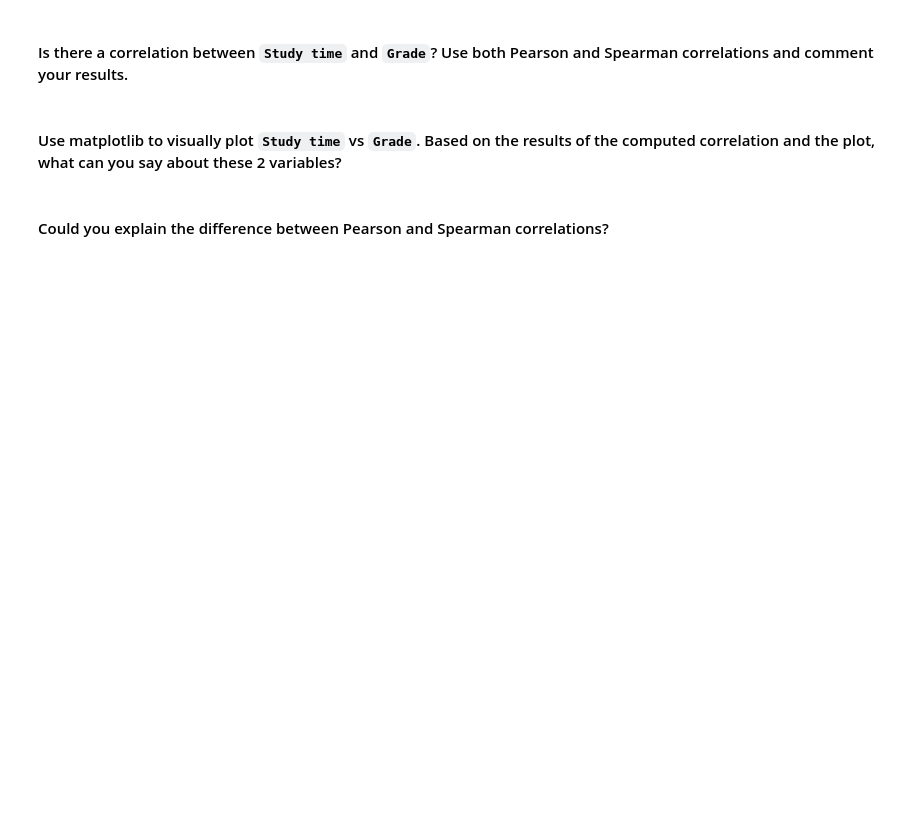
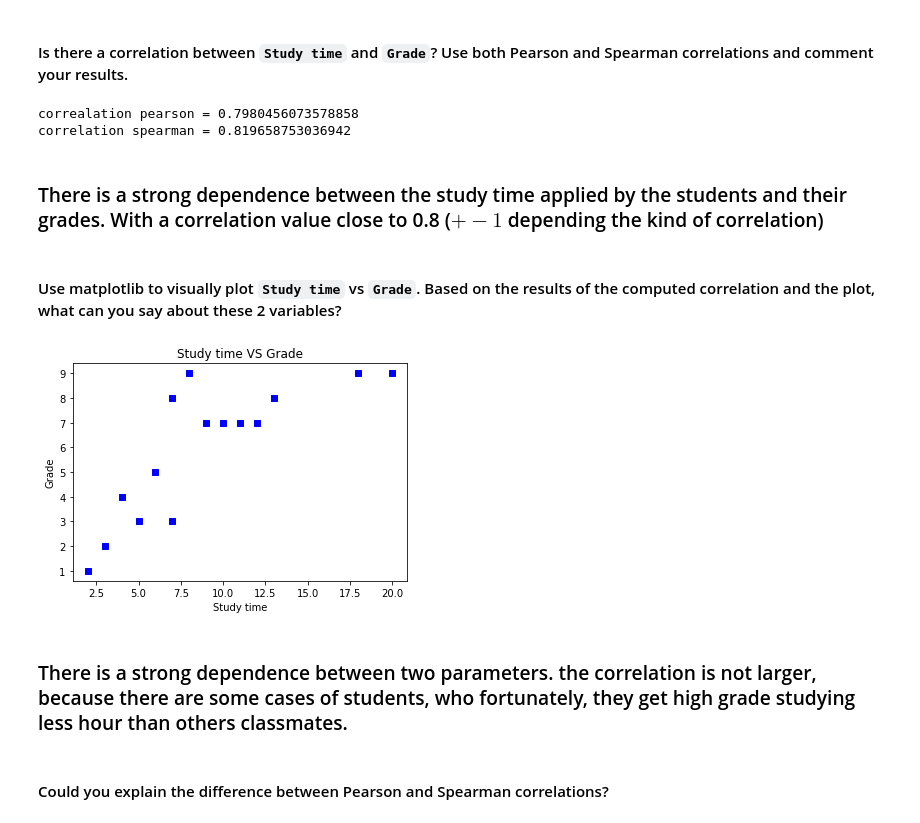
Before and after one commit to rubenmartinezlorente/lab-pivot-table-and-correlation, a Jupyter notebook: your_code/main.ipynb, the cells around one changed output. Saved outputs shown, nothing was run; the diff lists cells and outputs as text; code cells hidden in the pictures; blank space fills up the shorter version.

```diff
--- a/your_code/main.ipynb
+++ b/your_code/main.ipynb
@@ -213,0 +354,4 @@ Save your data in a variable called `time_grades`.
+# %%
+import pandas as pd
+grades = pd.read_csv('../time_grades.csv')
+grades.head()
@@ -226,2 +383,16 @@ your commments here
+# %%
+corr_pearson = grades['Study time'].corr(grades['Grade'], method = 'pearson')
+
+corr_spearman = grades['Study time'].corr(grades['Grade'], method = 'spearman')
+
+print(f'''
+correalation pearson = {corr_pearson}
+correlation spearman = {corr_spearman}
+''')
+# %% [output]
+correalation pearson = 0.7980456073578858
+correlation spearman = 0.819658753036942
+# %% [markdown]
+### There is a strong dependence between the study time applied by the students and their grades. With a correlation value close to 0.8 ($+-1$ depending the kind of correlation)
 # %% [markdown]
 #### Use matplotlib to visually plot `Study time` vs `Grade`. Based on the results of the computed correlation and the plot, what can you say about these 2 variables?
@@ -234,2 +399,13 @@ your commments here
+# %%
+
+plt.plot(grades['Study time'], grades['Grade'],'bs')
+plt.title('Study time VS Grade')
+plt.xlabel('Study time')
+plt.ylabel('Grade')
+plt.show()
+# %% [output]
+[figure, added]
+# %% [markdown]
+### There is a strong dependence between two parameters. the correlation is not larger, because there are some cases of students, who fortunately, they get high grade studying less hour than others classmates.
 # %% [markdown]
 #### Could you explain the difference between Pearson and Spearman correlations?
```
Also changed, not shown: parts of 54 cells of this notebook, 3 other files.
